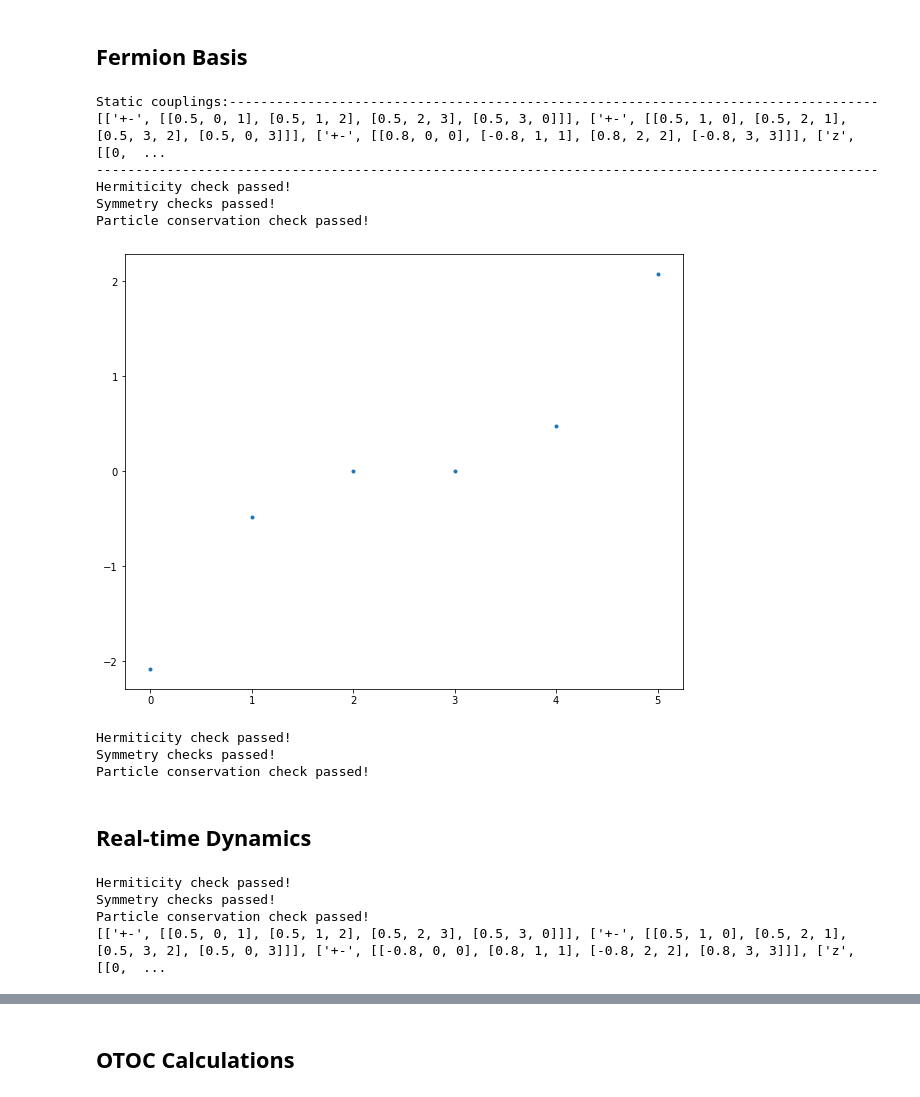
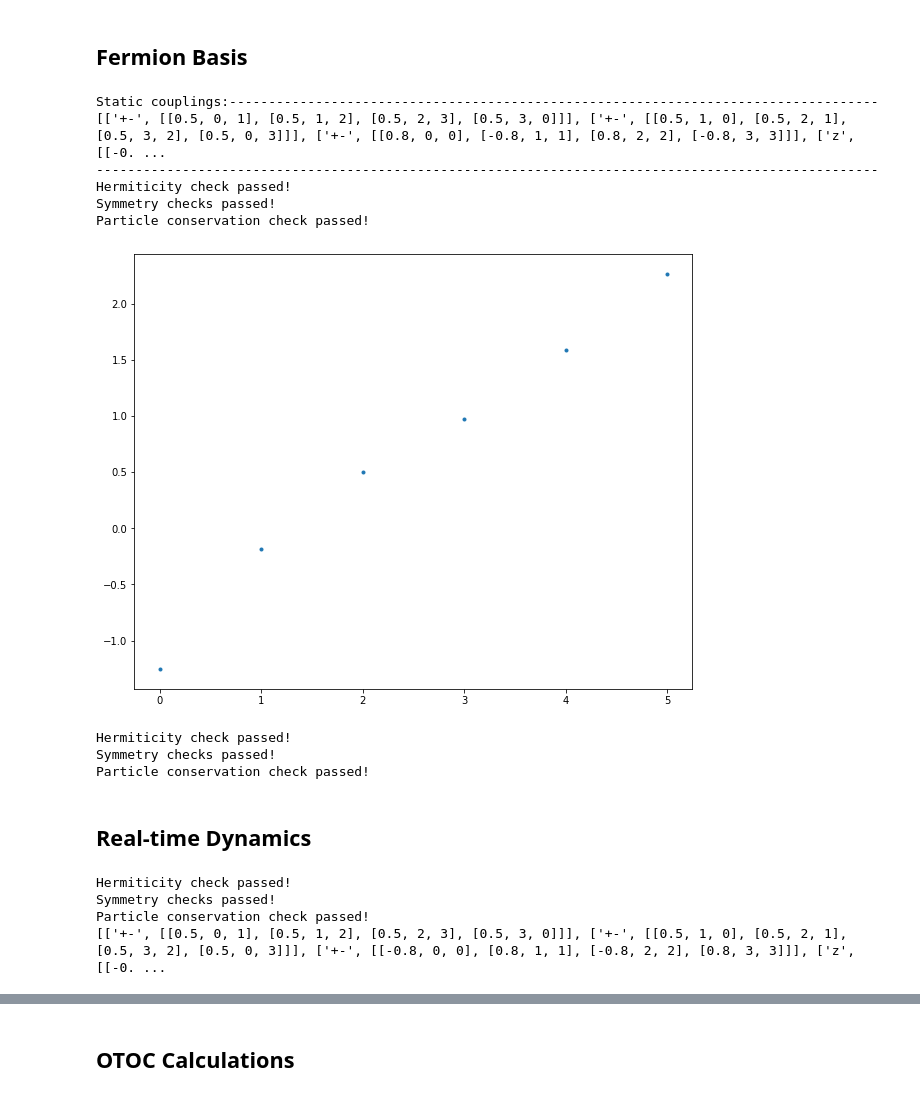
Before and after one commit to jacarolan/QuSpinLatticeFermions, a Jupyter notebook: ZN Fermion Theory.ipynb, the cells around one changed output, grey strips where cells are left out. Drawn from its saved outputs; the diff is of its cells as text; code cells hidden in the pictures.

Commit message:
Explored some field couplings

```diff
--- a/ZN Fermion Theory.ipynb
+++ b/ZN Fermion Theory.ipynb
@@ -18,7 +18,7 @@ N = 4
 N_filled = N // 2
 P_neg1 = 1
 t = -0.5
-g = 0#1e-3
+g = 1.2
 g_corrected = g / (4 * np.pi ** 2) * N_group ** 2
 m = 0.8
 PBC = True
@@ -43,36 +43,36 @@ static_terms += [["+-", hop_coupling_dag]]
 
 ### TODO: Figure out when antiperiodic BCs apply, why they mess things up
 # if PBC and N_filled % 2 == 0:
 #     hop_coupling[-1][0] = -hop_coupling[-1][0]
 #     hop_coupling_dag[-1][0] = -hop_coupling_dag[-1][0]
 
 ### Mass term
 mass_coupling = [[m * (-1) ** i, i, i] for i in range(N)]
 static_terms += [["+-", mass_coupling]]
 
 ### E-field term
 E_link_parity = lambda x : -1 if (x % 4) < 2 else 1
 for i in range(N):
-    E_coupling = [P_neg1 * g * E_link_parity(i) * 2 ** (i+1)] + list(range(i+1))
+    E_coupling = [P_neg1 * g_corrected * E_link_parity(i) * 2 ** (i+1)] + list(range(i+1))
     static_terms += [["z" * (i+1), [E_coupling]]]
 
 print(stringbox(static_terms, "Static couplings:"))
 ### Plotting spectrum
 H = hamiltonian(static_terms, dynamic_terms, basis=fermion_basis, dtype=np.float64)
 fermion_eigvals = H.eigvalsh()
 plt.plot(fermion_eigvals, ".")
 plt.show()
 
 ### Save a hamiltonian for RTD
 H_init = hamiltonian(static_terms, dynamic_terms, basis=fermion_basis, dtype=np.float64)
 # %% [output]
 Static couplings:-----------------------------------------------------------------------------------
-[['+-', [[0.5, 0, 1], [0.5, 1, 2], [0.5, 2, 3], [0.5, 3, 0]]], ['+-', [[0.5, 1, 0], [0.5, 2, 1], [0.5, 3, 2], [0.5, 0, 3]]], ['+-', [[0.8, 0, 0], [-0.8, 1, 1], [0.8, 2, 2], [-0.8, 3, 3]]], ['z', [[0,  ...
+[['+-', [[0.5, 0, 1], [0.5, 1, 2], [0.5, 2, 3], [0.5, 3, 0]]], ['+-', [[0.5, 1, 0], [0.5, 2, 1], [0.5, 3, 2], [0.5, 0, 3]]], ['+-', [[0.8, 0, 0], [-0.8, 1, 1], [0.8, 2, 2], [-0.8, 3, 3]]], ['z', [[-0. ...
 ----------------------------------------------------------------------------------------------------
 Hermiticity check passed!
 Symmetry checks passed!
 Particle conservation check passed!
-[figure, old version]
+[figure, new version]
 Hermiticity check passed!
 Symmetry checks passed!
 Particle conservation check passed!
@@ -104,7 +104,7 @@ static_terms += [["+-", mass_coupling]]
 ### E-field term
 E_link_parity = lambda x : -1 if (x % 4) < 2 else 1
 for i in range(N):
-    E_coupling = [P_neg1 * g * E_link_parity(i) * 2 ** (i+1)] + list(range(i+1))
+    E_coupling = [P_neg1 * g_corrected * E_link_parity(i) * 2 ** (i+1)] + list(range(i+1))
     static_terms += [["z" * (i+1), [E_coupling]]]
 
 H = hamiltonian(static_terms, dynamic_terms, basis=fermion_basis, dtype=np.complex64)
@@ -115,7 +115,7 @@ print(static_terms)
 Hermiticity check passed!
 Symmetry checks passed!
 Particle conservation check passed!
-[['+-', [[0.5, 0, 1], [0.5, 1, 2], [0.5, 2, 3], [0.5, 3, 0]]], ['+-', [[0.5, 1, 0], [0.5, 2, 1], [0.5, 3, 2], [0.5, 0, 3]]], ['+-', [[-0.8, 0, 0], [0.8, 1, 1], [-0.8, 2, 2], [0.8, 3, 3]]], ['z', [[0,  ...
+[['+-', [[0.5, 0, 1], [0.5, 1, 2], [0.5, 2, 3], [0.5, 3, 0]]], ['+-', [[0.5, 1, 0], [0.5, 2, 1], [0.5, 3, 2], [0.5, 0, 3]]], ['+-', [[-0.8, 0, 0], [0.8, 1, 1], [-0.8, 2, 2], [0.8, 3, 3]]], ['z', [[-0. ...
 # %%
 E_init,V_init=H_init.eigsh(k=1,which='SA',maxiter=1e8)
 psi_i=V_init[:,0]
```
Also changed, not shown: parts of 4 cells of this notebook, 1 other file.
